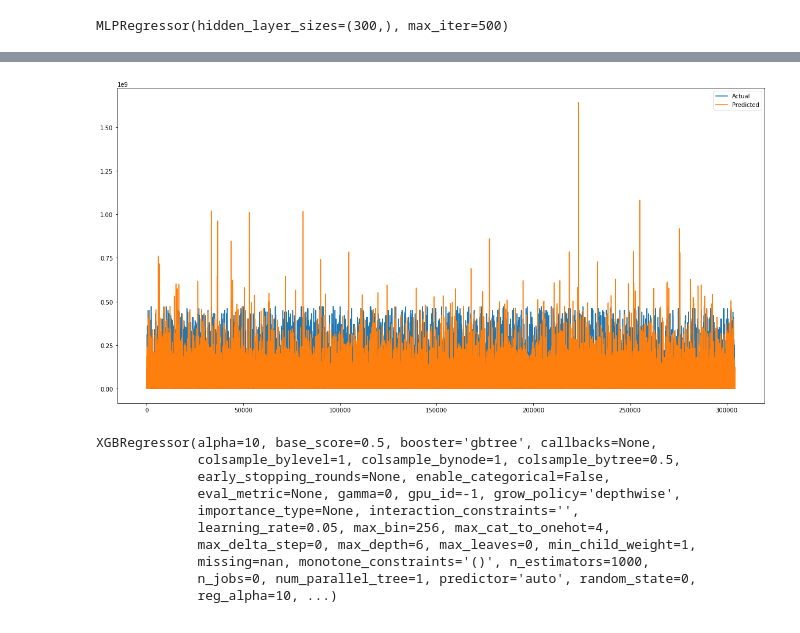
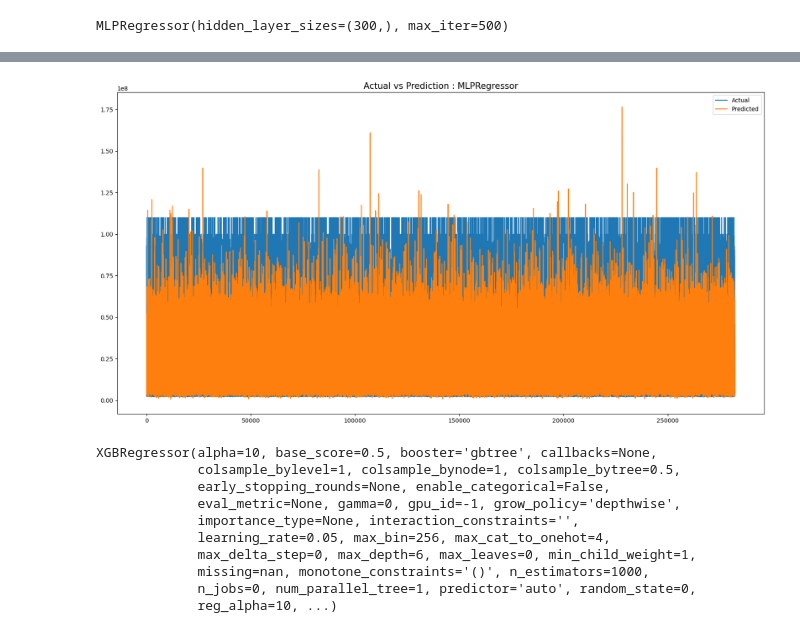
Before and after one commit to aronnicksnts/kaggle-projects, a Jupyter notebook: Japan Real Estate Prediction/Japan Real Estate Price Prediction.ipynb, the cells around one changed output, grey strips where cells are left out. Saved outputs shown, nothing was run; the diff lists cells and outputs as text; code cells hidden in the pictures.

```diff
--- a/Japan Real Estate Prediction/Japan Real Estate Price Prediction.ipynb
+++ b/Japan Real Estate Prediction/Japan Real Estate Price Prediction.ipynb
@@ -423,3 +447,5 @@ Categories (5, object): ['Agricultural Land', 'Forest Land', 'Pre-owned Condomin
+# %%
+df = df.loc[df['TPMil'] > 2.2]
 # %% [markdown]
 # Checking relationship between TradePrice and Type
 # %% [markdown]
@@ -565,0 +579,4 @@ df.head(2)
+# %%
+#Conversion of Yen to Million Yen
+df['TradePrice'] = np.log2(df['TradePrice'])
+df.drop(columns=['TPMil'], inplace=True)
@@ -591,13 +623,16 @@ The model used would be a XGBoost
 # %%
 x = df.copy()
 y = x['TradePrice']
-x.drop(columns=['TradePrice', 'MaxTimeToNearestStation', 'Quarter'], inplace=True)
+x.drop(columns=['TradePrice', 'Quarter'], inplace=True)
 
 x_train, x_test, y_train, y_test = train_test_split(x, y, test_size = 0.1, random_state = 30, stratify=x['Municipality'])
 x_train = np.asarray(x_train).tolist()
 y_train = np.asarray(y_train).tolist()
 x_test = np.asarray(x_test).tolist()
 y_test = np.asarray(y_test).tolist()
+
+#Conversion of Actual and Predicted Values back to its original values
+y_testActual = np.exp2(y_test)
 # %%
 x.columns
 # %% [output]
@@ -614,0 +651,9 @@ Index(['Municipality', 'MinTimeToNearestStation', 'Area',
+# %%
+def createGraphPrediction(y_test, predict, title, filename):
+    fig, ax = plt.subplots(figsize=(20,10))
+    ax.plot(y_testActual, label="Actual")
+    ax.plot(predict, label="Predicted")
+    ax.set_title(f"{title}", fontsize=15)
+    ax.legend()
+    plt.savefig(f"{filename}.png", dpi=200, bbox_inches = 'tight')
+    plt.show()
@@ -676,8 +722,4 @@ mlp_regActual = np.exp2(mlp_preds)
 # %%
-fig, ax = plt.subplots(figsize=(20,10))
-ax.plot(y_testActual, label="Actual")
-ax.plot(mlp_regActual, label="Predicted")
-ax.legend()
-plt.show()
+createGraphPrediction(y_test, mlp_regActual, 'Actual vs Prediction : MLPRegressor', 'MLPRAvsP')
 # %% [output]
-[figure, old version]
+[figure, new version]
```
Also changed, not shown: parts of 109 cells of this notebook, 16 other files.
